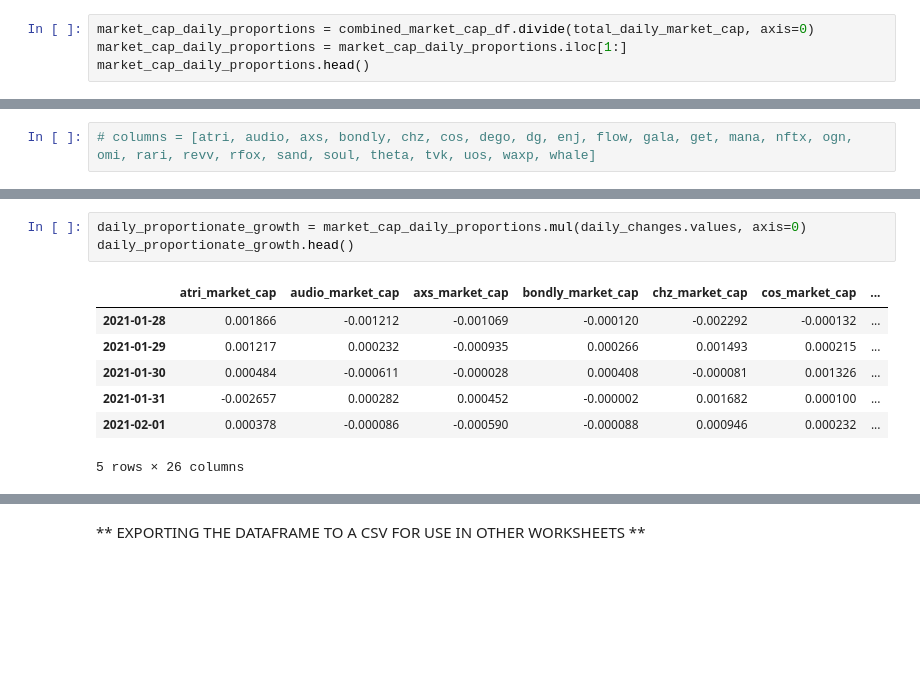
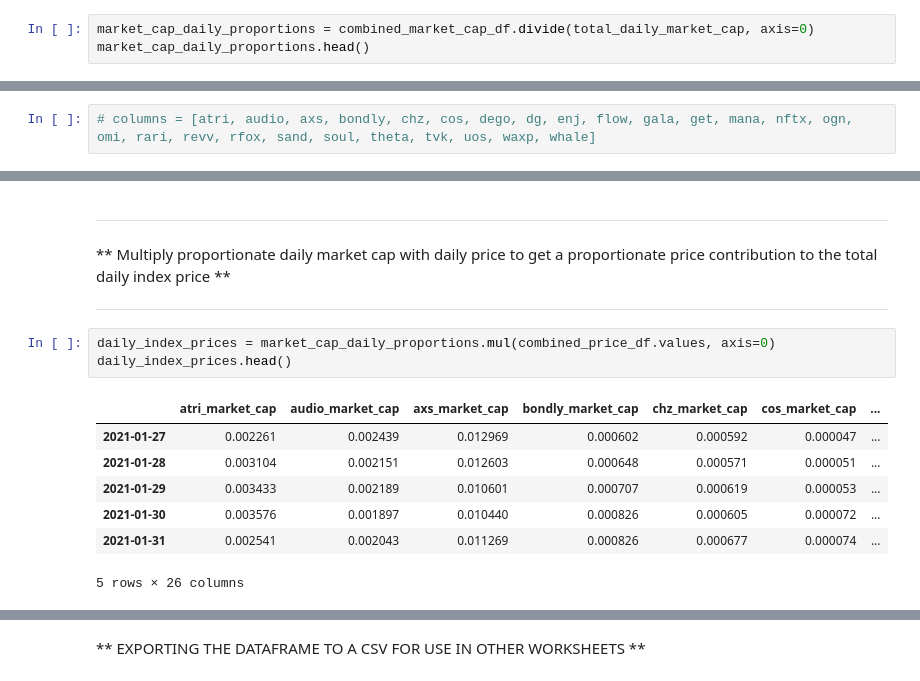
Before and after one commit to Hash3rown/nfty_tree.io, a Jupyter notebook: sandbox/kelso_market_index.ipynb, the cells around one changed output, grey strips where cells are left out. Cells and saved outputs as stored; diff of their text form; blank space fills up the shorter version.

```diff
--- a/sandbox/kelso_market_index.ipynb
+++ b/sandbox/kelso_market_index.ipynb
@@ -430,7 +430,6 @@ total_daily_market_cap
 Length: 70, dtype: float64
 # %%
 market_cap_daily_proportions = combined_market_cap_df.divide(total_daily_market_cap, axis=0)
-market_cap_daily_proportions = market_cap_daily_proportions.iloc[1:]
 market_cap_daily_proportions.head()
 # %% [output]
 |  | atri_market_cap | audio_market_cap | axs_market_cap | bondly_market_cap | chz_market_cap | cos_market_cap | ... |
@@ -476,12 +475,17 @@ daily_changes.head()
 5 rows × 26 columns
+# %% [markdown]
+____________________________________________________
+
+** Multiply proportionate daily market cap with daily price to get a proportionate price contribution to the total daily index price **
+____________________________________________________
 # %%
-daily_proportionate_growth = market_cap_daily_proportions.mul(daily_changes.values, axis=0)
-daily_proportionate_growth.head()
+daily_index_prices = market_cap_daily_proportions.mul(combined_price_df.values, axis=0)
+daily_index_prices.head()
 # %% [output]
 |  | atri_market_cap | audio_market_cap | axs_market_cap | bondly_market_cap | chz_market_cap | cos_market_cap | ... |
-| 2021-01-28 | 0.001866 | -0.001212 | -0.001069 | -0.000120 | -0.002292 | -0.000132 | ... |
-| 2021-01-29 | 0.001217 | 0.000232 | -0.000935 | 0.000266 | 0.001493 | 0.000215 | ... |
-| 2021-01-30 | 0.000484 | -0.000611 | -0.000028 | 0.000408 | -0.000081 | 0.001326 | ... |
-| 2021-01-31 | -0.002657 | 0.000282 | 0.000452 | -0.000002 | 0.001682 | 0.000100 | ... |
-| 2021-02-01 | 0.000378 | -0.000086 | -0.000590 | -0.000088 | 0.000946 | 0.000232 | ... |
+| 2021-01-27 | 0.002261 | 0.002439 | 0.012969 | 0.000602 | 0.000592 | 0.000047 | ... |
+| 2021-01-28 | 0.003104 | 0.002151 | 0.012603 | 0.000648 | 0.000571 | 0.000051 | ... |
+| 2021-01-29 | 0.003433 | 0.002189 | 0.010601 | 0.000707 | 0.000619 | 0.000053 | ... |
+| 2021-01-30 | 0.003576 | 0.001897 | 0.010440 | 0.000826 | 0.000605 | 0.000072 | ... |
+| 2021-01-31 | 0.002541 | 0.002043 | 0.011269 | 0.000826 | 0.000677 | 0.000074 | ... |
 5 rows × 26 columns
```
Also changed, not shown: parts of 14 cells of this notebook, 4 other files.
